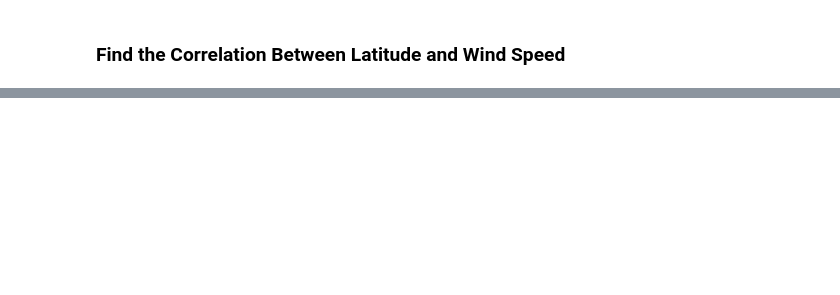
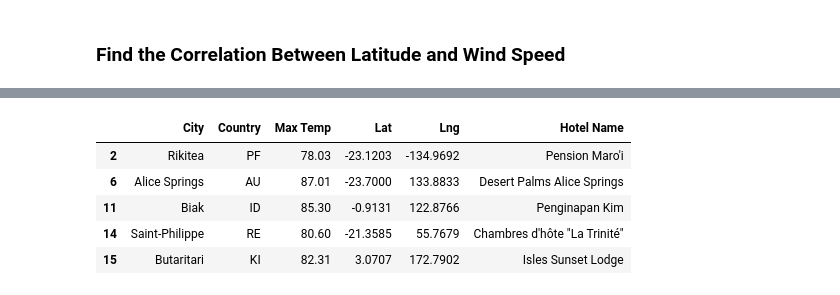
Before and after one commit to risedragon/World_Weather_Analysis, a Jupyter notebook: WeatherPy.ipynb, the cells around one changed output, grey strips where cells are left out. Saved outputs shown, nothing was run; the diff lists cells and outputs as text; code cells hidden in the pictures; blank space fills up the shorter version.

```diff
--- a/WeatherPy.ipynb
+++ b/WeatherPy.ipynb
@@ -386,0 +565,7 @@ plot_linear_regression(x_values, y_values,
+# %%
+# Set parameters to search for a hotel.
+params = {
+    "radius": 5000,
+    "type": "lodging",
+    "key": g_key
+}
@@ -386,0 +598,9 @@ plot_linear_regression(x_values, y_values,
+# %%
+hotel_df.head()
+# %% [output]
+|  | City | Country | Max Temp | Lat | Lng | Hotel Name |
+| 2 | Rikitea | PF | 78.03 | -23.1203 | -134.9692 | Pension Maro'i |
+| 6 | Alice Springs | AU | 87.01 | -23.7000 | 133.8833 | Desert Palms Alice Springs |
+| 11 | Biak | ID | 85.30 | -0.9131 | 122.8766 | Penginapan Kim |
+| 14 | Saint-Philippe | RE | 80.60 | -21.3585 | 55.7679 | Chambres d'hôte "La Trinité" |
+| 15 | Butaritari | KI | 82.31 | 3.0707 | 172.7902 | Isles Sunset Lodge |
```
Also changed, not shown: parts of 43 cells of this notebook, 6 other files.
